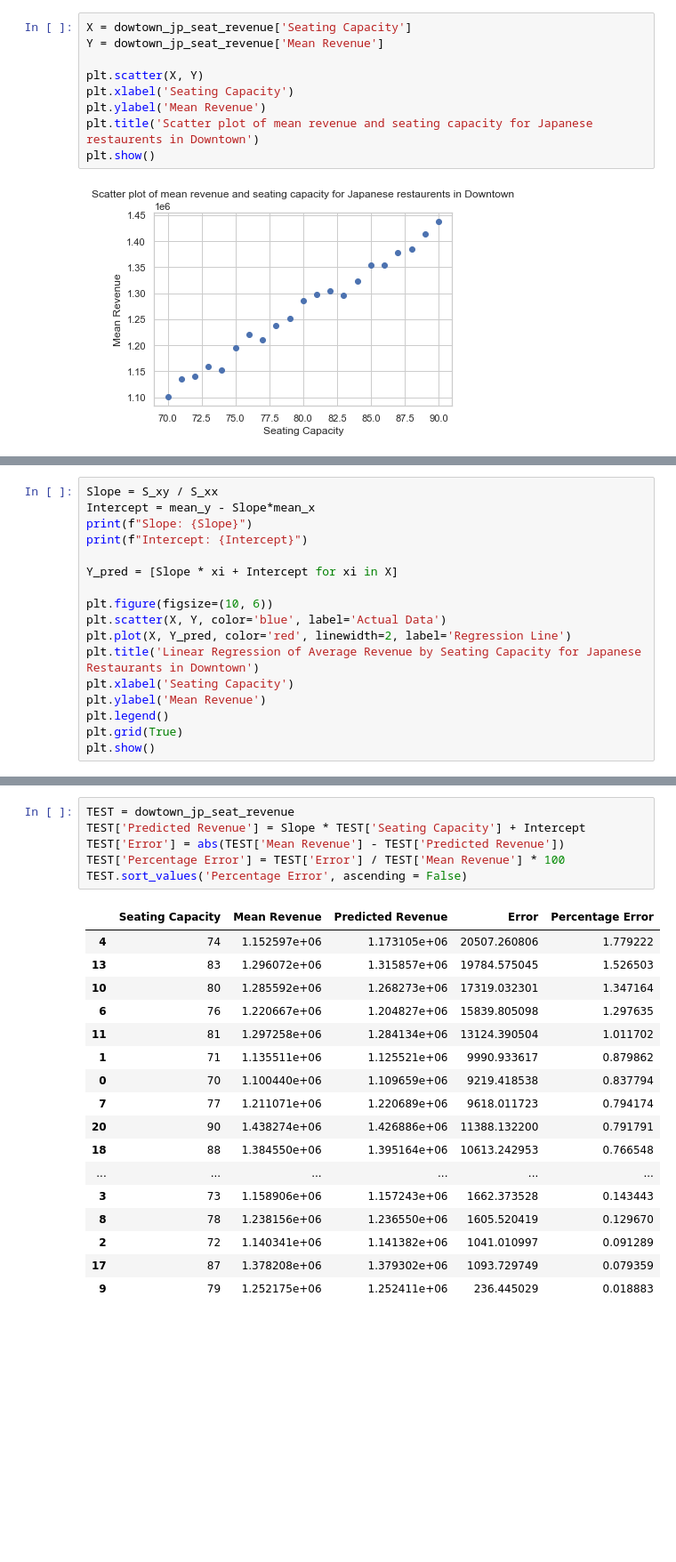
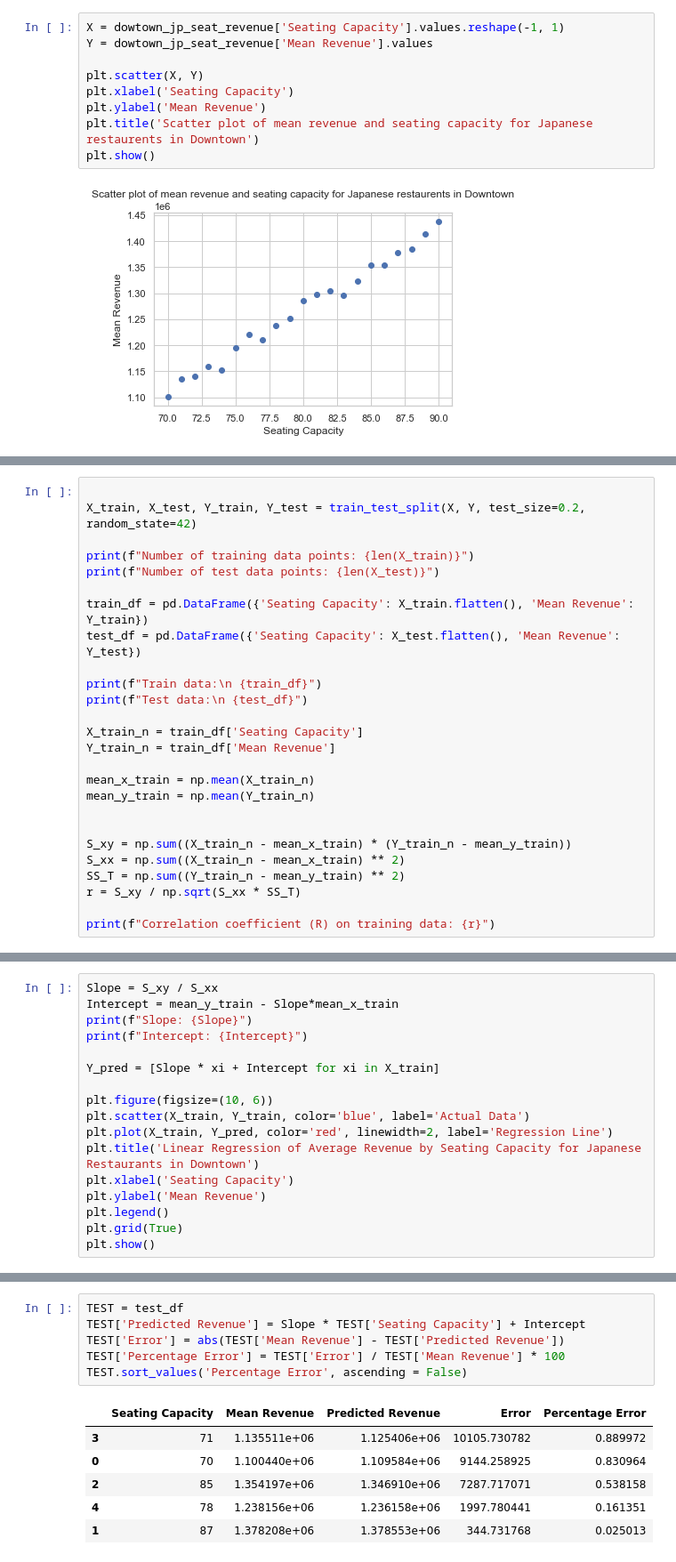
Before and after one commit to hoangziet/Restaurant_Revenue, a Jupyter notebook: notebook.ipynb, the cells around one changed output, grey strips where cells are left out. Shown at 89% size. Cells and saved outputs as stored; diff of their text form; blank space fills up the shorter version.

```diff
--- a/notebook.ipynb
+++ b/notebook.ipynb
@@ -497,8 +545,8 @@ dowtown_jp_seat_revenue
 | 19 | 89 | 1.413678e+06 |
 | 20 | 90 | 1.438274e+06 |
 # %%
-X = dowtown_jp_seat_revenue['Seating Capacity']
-Y = dowtown_jp_seat_revenue['Mean Revenue']
+X = dowtown_jp_seat_revenue['Seating Capacity'].values.reshape(-1, 1)
+Y = dowtown_jp_seat_revenue['Mean Revenue'].values
 
 plt.scatter(X, Y)
 plt.xlabel('Seating Capacity')
@@ -521,0 +558,26 @@ Correlation coefficient (R): 0.9940058737134031
+# %%
+
+X_train, X_test, Y_train, Y_test = train_test_split(X, Y, test_size=0.2, random_state=42)
+
+print(f"Number of training data points: {len(X_train)}")
+print(f"Number of test data points: {len(X_test)}")
+
+train_df = pd.DataFrame({'Seating Capacity': X_train.flatten(), 'Mean Revenue': Y_train})
+test_df = pd.DataFrame({'Seating Capacity': X_test.flatten(), 'Mean Revenue': Y_test})
+
+print(f"Train data:\n {train_df}")
+print(f"Test data:\n {test_df}")
+
+X_train_n = train_df['Seating Capacity']
+Y_train_n = train_df['Mean Revenue']
+
+mean_x_train = np.mean(X_train_n)
+mean_y_train = np.mean(Y_train_n)
+
+
+S_xy = np.sum((X_train_n - mean_x_train) * (Y_train_n - mean_y_train))
+S_xx = np.sum((X_train_n - mean_x_train) ** 2)
+SS_T = np.sum((Y_train_n - mean_y_train) ** 2)
+r = S_xy / np.sqrt(S_xx * SS_T)
+
+print(f"Correlation coefficient (R) on training data: {r}")
@@ -522,14 +602,14 @@ Correlation coefficient (R): 0.9940058737134031
 # %%
 Slope = S_xy / S_xx
-Intercept = mean_y - Slope*mean_x
+Intercept = mean_y_train - Slope*mean_x_train
 print(f"Slope: {Slope}")
 print(f"Intercept: {Intercept}")
 
-Y_pred = [Slope * xi + Intercept for xi in X]
+Y_pred = [Slope * xi + Intercept for xi in X_train]
 
 plt.figure(figsize=(10, 6))
-plt.scatter(X, Y, color='blue', label='Actual Data')
-plt.plot(X, Y_pred, color='red', linewidth=2, label='Regression Line')
+plt.scatter(X_train, Y_train, color='blue', label='Actual Data')
+plt.plot(X_train, Y_pred, color='red', linewidth=2, label='Regression Line')
 plt.title('Linear Regression of Average Revenue by Seating Capacity for Japanese Restaurants in Downtown')
 plt.xlabel('Seating Capacity')
 plt.ylabel('Mean Revenue')
@@ -543,27 +623,16 @@ Intercept: -635.3655898922589
 # %%
-TEST = dowtown_jp_seat_revenue
+TEST = test_df
 TEST['Predicted Revenue'] = Slope * TEST['Seating Capacity'] + Intercept
 TEST['Error'] = abs(TEST['Mean Revenue'] - TEST['Predicted Revenue'])
 TEST['Percentage Error'] = TEST['Error'] / TEST['Mean Revenue'] * 100
 TEST.sort_values('Percentage Error', ascending = False)
 # %% [output]
 |  | Seating Capacity | Mean Revenue | Predicted Revenue | Error | Percentage Error |
-| 4 | 74 | 1.152597e+06 | 1.173105e+06 | 20507.260806 | 1.779222 |
-| 13 | 83 | 1.296072e+06 | 1.315857e+06 | 19784.575045 | 1.526503 |
-| 10 | 80 | 1.285592e+06 | 1.268273e+06 | 17319.032301 | 1.347164 |
-| 6 | 76 | 1.220667e+06 | 1.204827e+06 | 15839.805098 | 1.297635 |
-| 11 | 81 | 1.297258e+06 | 1.284134e+06 | 13124.390504 | 1.011702 |
-| 1 | 71 | 1.135511e+06 | 1.125521e+06 | 9990.933617 | 0.879862 |
-| 0 | 70 | 1.100440e+06 | 1.109659e+06 | 9219.418538 | 0.837794 |
-| 7 | 77 | 1.211071e+06 | 1.220689e+06 | 9618.011723 | 0.794174 |
-| 20 | 90 | 1.438274e+06 | 1.426886e+06 | 11388.132200 | 0.791791 |
-| 18 | 88 | 1.384550e+06 | 1.395164e+06 | 10613.242953 | 0.766548 |
-| ... | ... | ... | ... | ... | ... |
-| 3 | 73 | 1.158906e+06 | 1.157243e+06 | 1662.373528 | 0.143443 |
-| 8 | 78 | 1.238156e+06 | 1.236550e+06 | 1605.520419 | 0.129670 |
-| 2 | 72 | 1.140341e+06 | 1.141382e+06 | 1041.010997 | 0.091289 |
-| 17 | 87 | 1.378208e+06 | 1.379302e+06 | 1093.729749 | 0.079359 |
-| 9 | 79 | 1.252175e+06 | 1.252411e+06 | 236.445029 | 0.018883 |
+| 3 | 71 | 1.135511e+06 | 1.125406e+06 | 10105.730782 | 0.889972 |
+| 0 | 70 | 1.100440e+06 | 1.109584e+06 | 9144.258925 | 0.830964 |
+| 2 | 85 | 1.354197e+06 | 1.346910e+06 | 7287.717071 | 0.538158 |
+| 4 | 78 | 1.238156e+06 | 1.236158e+06 | 1997.780441 | 0.161351 |
+| 1 | 87 | 1.378208e+06 | 1.378553e+06 | 344.731768 | 0.025013 |
 # %%
 estimated_standard_error = np.sqrt(np.sum((TEST['Mean Revenue'] - TEST['Predicted Revenue']) ** 2)/(len(TEST)-2))
 print(f"Estimated standard error: {estimated_standard_error}")
```
Also changed, not shown: parts of 15 cells of this notebook.
